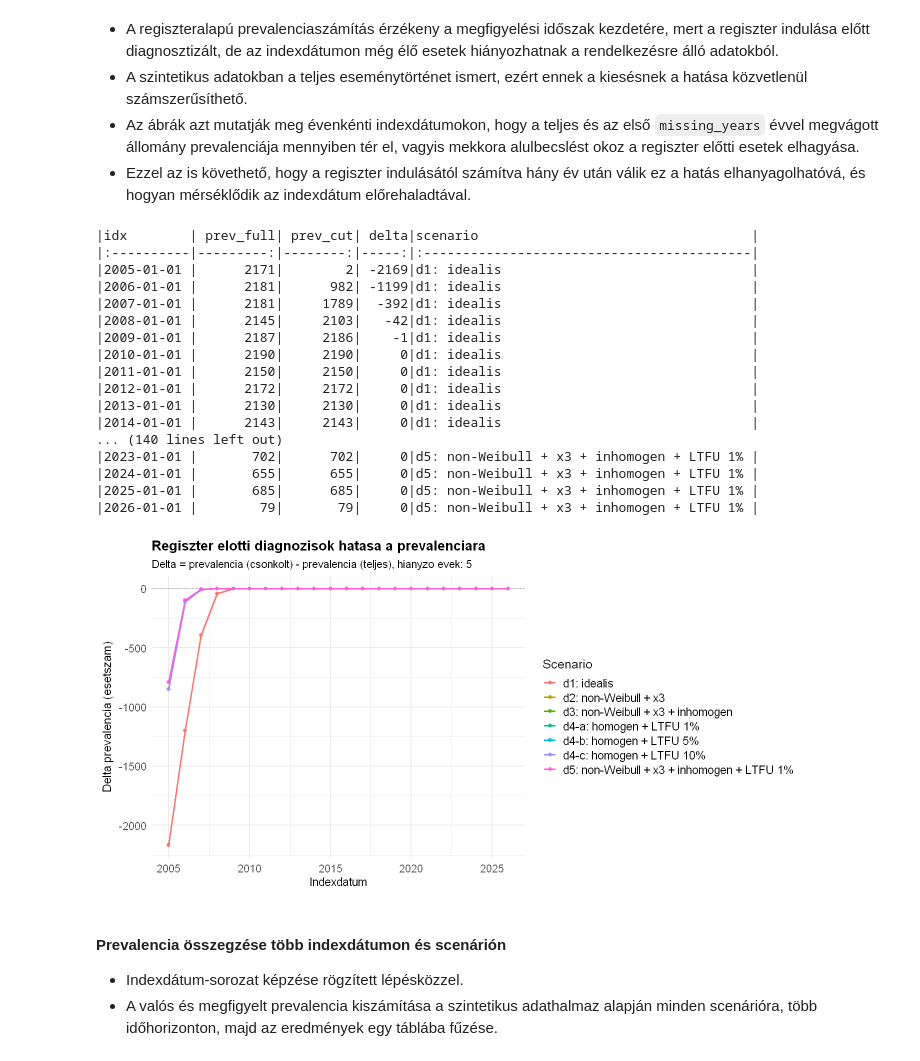
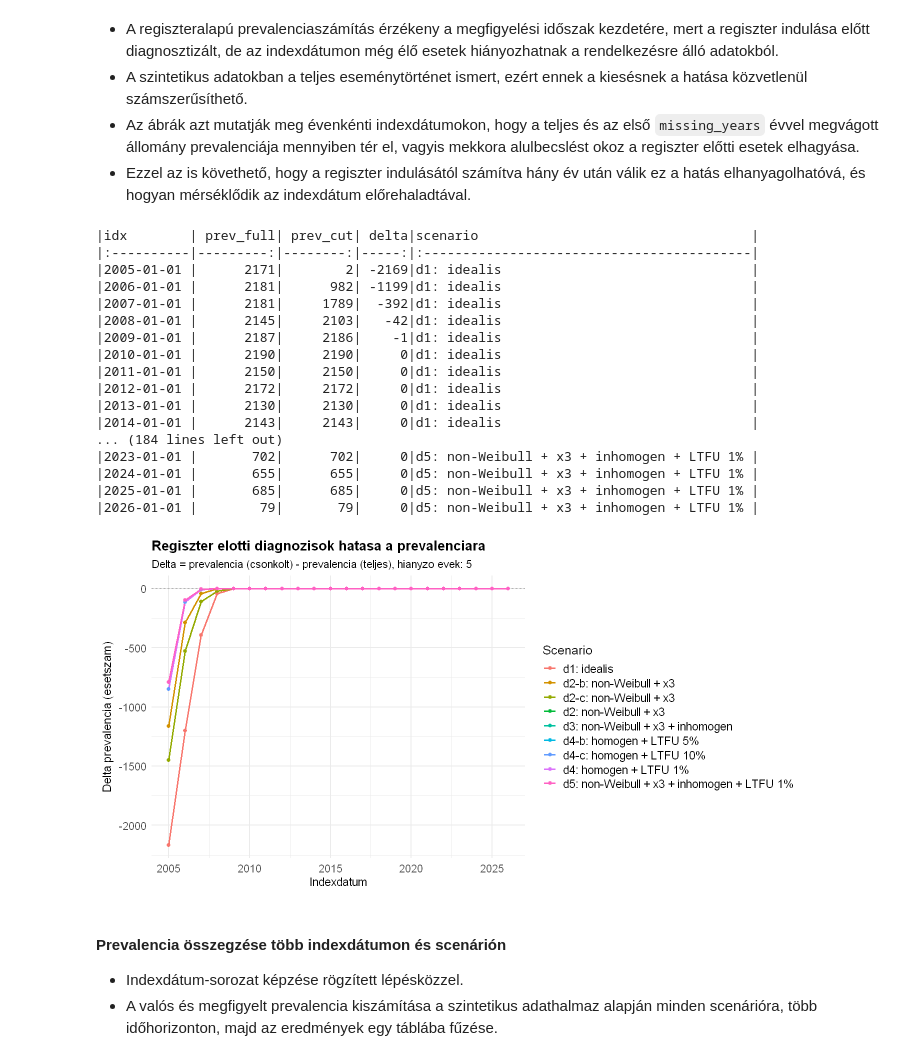
Before and after one commit to lrado1/rprev-ext, a Jupyter notebook: notebooks/performance-evaluation.ipynb, the cells around one changed output. Drawn from its saved outputs; the diff is of its cells as text; code cells hidden in the pictures.

Commit message:
Update synthetic scenario references in performance notebook

```diff
--- a/notebooks/performance-evaluation.ipynb
+++ b/notebooks/performance-evaluation.ipynb
@@ -219,7 +219,7 @@ params <- list(
 )
 
 # Különböző paraméterscenáriók definiálása, és szcenáriónkénti felülírások az alapparaméterekhez
-# d1: idealis, d2: non-Weibull + x3, d3: non-Weibull + x3 + inhomogen, d4-a/b/c: homogen + LTFU, d5: non-Weibull + x3 + inhomogen + LTFU 1%
+# d1: idealis, d2/d2-b/d2-c: non-Weibull + x3 kulonbozo tulelesi idokkel, d3: non-Weibull + x3 + inhomogen, d4/d4-b/d4-c: homogen + LTFU, d5: non-Weibull + x3 + inhomogen + LTFU 1%
 scenario_overrides <- list(
   d1 = list(
     gg_lam = 900,
@@ -230,10 +230,18 @@ scenario_overrides <- list(
   d2 = list(
     inc_lam0 = 950
   ),
+  `d2-b` = list(
+    inc_lam0 = 950,
+    gg_lam = 600
+  ),
+  `d2-c` = list(
+    inc_lam0 = 950,
+    gg_lam = 750
+  ),
   d3 = list(
     inc_g = -0.01
   ),
-  `d4-a` = list(
+  d4 = list(
     p_ltfu = 0.01
   ),
   `d4-b` = list(
@@ -336,8 +346,10 @@ df_eda_all$true_survival_days <- as.numeric(df_eda_all$true_event_date_F_true -
 # Scenáriók beállítása az EDA-hoz
 df_eda_d1_idealis <- df_eda_all[df_eda_all$scenario_id == "d1", ]
 df_eda_d2_nonweibull_x3 <- df_eda_all[df_eda_all$scenario_id == "d2", ]
+df_eda_d2_b_nonweibull_x3 <- df_eda_all[df_eda_all$scenario_id == "d2-b", ]
+df_eda_d2_c_nonweibull_x3 <- df_eda_all[df_eda_all$scenario_id == "d2-c", ]
 df_eda_d3_nonweibull_x3_inhomogen <- df_eda_all[df_eda_all$scenario_id == "d3", ]
-df_eda_d4_a_homogen_ltfu_1 <- df_eda_all[df_eda_all$scenario_id == "d4-a", ]
+df_eda_d4_homogen_ltfu_1 <- df_eda_all[df_eda_all$scenario_id == "d4", ]
 df_eda_d4_b_homogen_ltfu_5 <- df_eda_all[df_eda_all$scenario_id == "d4-b", ]
 df_eda_d4_c_homogen_ltfu_10 <- df_eda_all[df_eda_all$scenario_id == "d4-c", ]
 df_eda_d5_inhomogen_ltfu_1 <- df_eda_all[df_eda_all$scenario_id == "d5", ]
@@ -1047,43 +1069,47 @@ pre_reg_impact_results <- pre_registry_impact(
   list(
     "d1: idealis" = df_eda_d1_idealis,
     "d2: non-Weibull + x3" = df_eda_d2_nonweibull_x3,
+    "d2-b: non-Weibull + x3" = df_eda_all[df_eda_all$scenario_id == "d2-b", ],
+    "d2-c: non-Weibull + x3" = df_eda_all[df_eda_all$scenario_id == "d2-c", ],
     "d3: non-Weibull + x3 + inhomogen" = df_eda_d3_nonweibull_x3_inhomogen,
-    "d4-a: homogen + LTFU 1%" = df_eda_d4_a_homogen_ltfu_1,
+    "d4: homogen + LTFU 1%" = df_eda_d4_homogen_ltfu_1,
     "d4-b: homogen + LTFU 5%" = df_eda_d4_b_homogen_ltfu_5,
     "d4-c: homogen + LTFU 10%" = df_eda_d4_c_homogen_ltfu_10,
     "d5: non-Weibull + x3 + inhomogen + LTFU 1%" = df_eda_d5_inhomogen_ltfu_1
   ),
   missing_years = 5,
   selected_datasets = c(
     "d1: idealis",
     "d2: non-Weibull + x3",
+    "d2-b: non-Weibull + x3",
+    "d2-c: non-Weibull + x3",
     "d3: non-Weibull + x3 + inhomogen",
-    "d4-a: homogen + LTFU 1%",
+    "d4: homogen + LTFU 1%",
     "d4-b: homogen + LTFU 5%",
     "d4-c: homogen + LTFU 10%",
     "d5: non-Weibull + x3 + inhomogen + LTFU 1%"
   )
 )
 # write.csv(pre_reg_impact_results$table, "prevalence_summary.csv", row.names = FALSE)
 # %% [output]
 |idx        | prev_full| prev_cut| delta|scenario                                   |
 |:----------|---------:|--------:|-----:|:------------------------------------------|
 |2005-01-01 |      2171|        2| -2169|d1: idealis                                |
 |2006-01-01 |      2181|      982| -1199|d1: idealis                                |
 |2007-01-01 |      2181|     1789|  -392|d1: idealis                                |
 |2008-01-01 |      2145|     2103|   -42|d1: idealis                                |
 |2009-01-01 |      2187|     2186|    -1|d1: idealis                                |
 |2010-01-01 |      2190|     2190|     0|d1: idealis                                |
 |2011-01-01 |      2150|     2150|     0|d1: idealis                                |
 |2012-01-01 |      2172|     2172|     0|d1: idealis                                |
 |2013-01-01 |      2130|     2130|     0|d1: idealis                                |
 |2014-01-01 |      2143|     2143|     0|d1: idealis                                |
-... (140 lines left out)
+... (184 lines left out)
 |2023-01-01 |       702|      702|     0|d5: non-Weibull + x3 + inhomogen + LTFU 1% |
 |2024-01-01 |       655|      655|     0|d5: non-Weibull + x3 + inhomogen + LTFU 1% |
 |2025-01-01 |       685|      685|     0|d5: non-Weibull + x3 + inhomogen + LTFU 1% |
 |2026-01-01 |        79|       79|     0|d5: non-Weibull + x3 + inhomogen + LTFU 1% |
-[figure, old version]
+[figure, new version]
 # %% [markdown]
 #### Prevalencia összegzése több indexdátumon és scenárión
 - Indexdátum-sorozat képzése rögzített lépésközzel.
```
Also changed, not shown: parts of 17 cells of this notebook.
